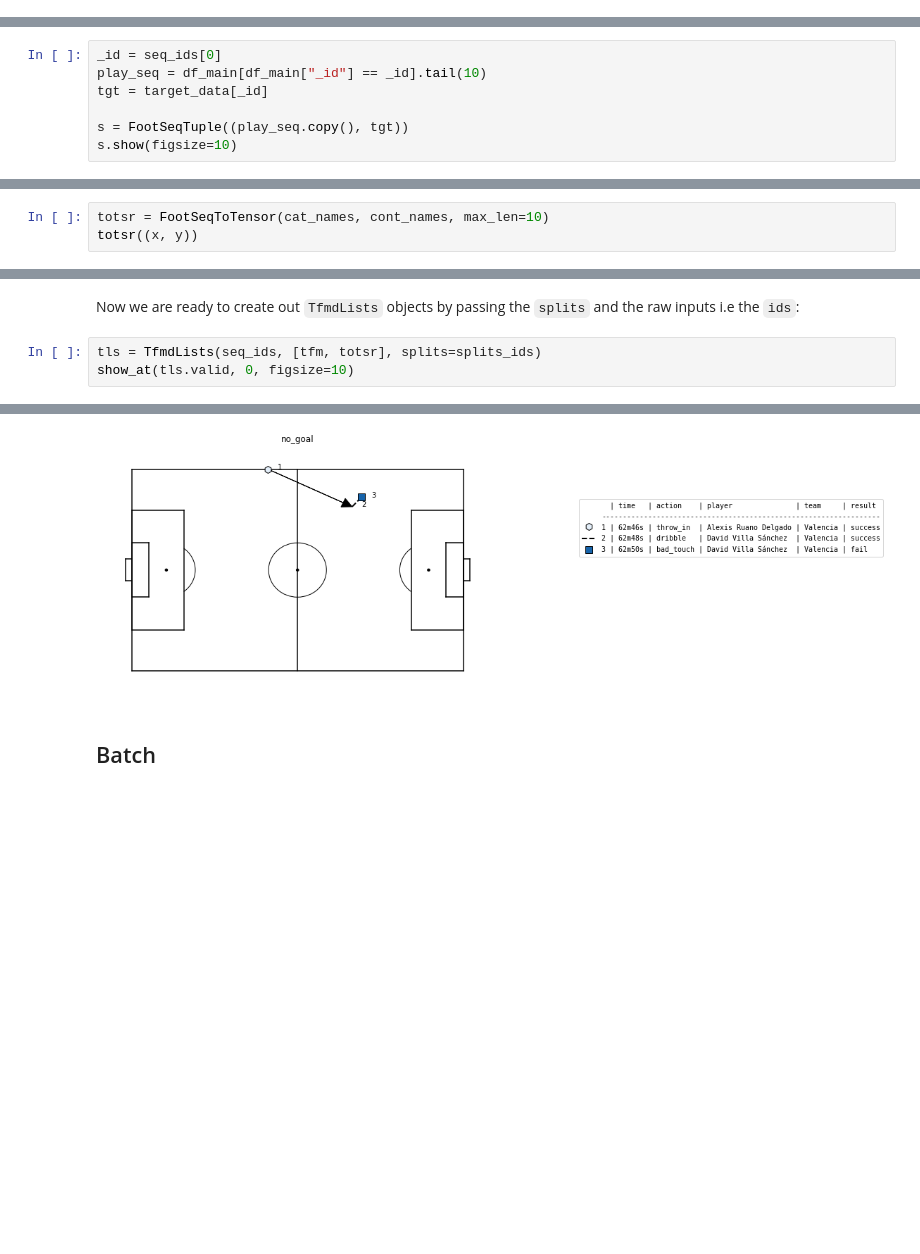
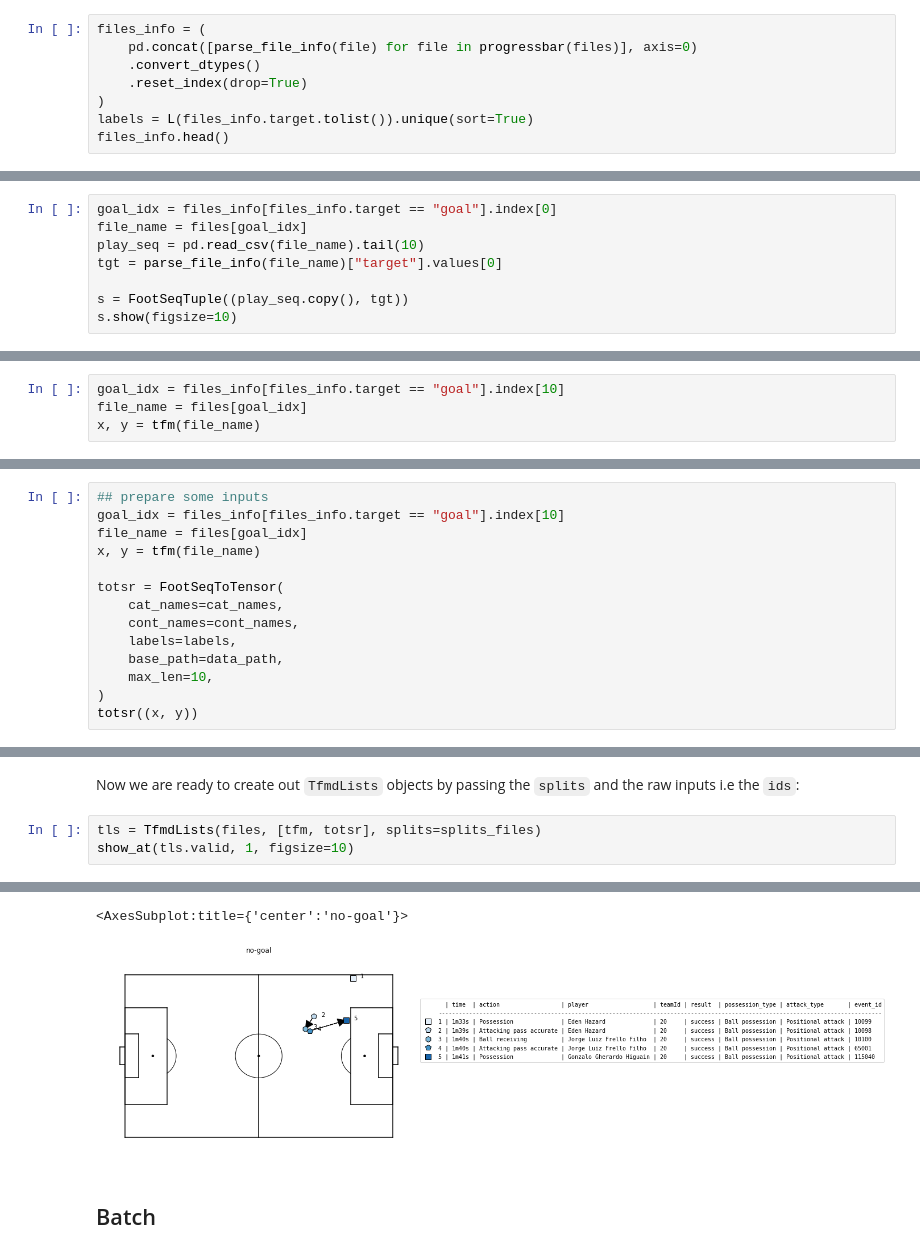
Before and after one commit to tkharrat/footSeq, a Jupyter notebook: 01_data_structure.ipynb, the cells around one changed output, grey strips where cells are left out. Cells and saved outputs as stored; diff of their text form; blank space fills up the shorter version.

```diff
--- a/01_data_structure.ipynb
+++ b/01_data_structure.ipynb
@@ -51,0 +68,8 @@ In order to prepare our data in batches, we will need to transform our data from
+# %%
+files_info = (
+    pd.concat([parse_file_info(file) for file in progressbar(files)], axis=0)
+    .convert_dtypes()
+    .reset_index(drop=True)
+)
+labels = L(files_info.target.tolist()).unique(sort=True)
+files_info.head()
@@ -92,9 +231,10 @@ class FootSeqTuple(fastuple):
 
         return ctx
 # %%
-_id = seq_ids[0]
-play_seq = df_main[df_main["_id"] == _id].tail(10)
-tgt = target_data[_id]
+goal_idx = files_info[files_info.target == "goal"].index[0]
+file_name = files[goal_idx]
+play_seq = pd.read_csv(file_name).tail(10)
+tgt = parse_file_info(file_name)["target"].values[0]
 
 s = FootSeqTuple((play_seq.copy(), tgt))
 s.show(figsize=10)
@@ -236,5 +371,9 @@ to_tst.items.head(3)
 # %% [markdown]
 And now we can decode it and show it:
+# %%
+goal_idx = files_info[files_info.target == "goal"].index[10]
+file_name = files[goal_idx]
+x, y = tfm(file_name)
 # %%
 dec = tfm.decode((x, y))
 dec.show(figsize=10)
@@ -300,6 +475,17 @@ class FootSeqToTensor(ItemTransform):
 
         return (df, tgt)
 # %%
-totsr = FootSeqToTensor(cat_names, cont_names, max_len=10)
+## prepare some inputs
+goal_idx = files_info[files_info.target == "goal"].index[10]
+file_name = files[goal_idx]
+x, y = tfm(file_name)
+
+totsr = FootSeqToTensor(
+    cat_names=cat_names,
+    cont_names=cont_names,
+    labels=labels,
+    base_path=data_path,
+    max_len=10,
+)
 totsr((x, y))
 # %% [output]
@@ -334,6 +516,6 @@ tfms.show(tfms(_id), figsize=10)
 # %% [markdown]
 Now we are ready to create out `TfmdLists` objects by passing the `splits` and the raw inputs i.e the `ids`:
 # %%
-tls = TfmdLists(seq_ids, [tfm, totsr], splits=splits_ids)
-show_at(tls.valid, 0, figsize=10)
+tls = TfmdLists(files, [tfm, totsr], splits=splits_files)
+show_at(tls.valid, 1, figsize=10)
 # %% [output]
@@ -341,4 +523,5 @@ show_at(tls.valid, 0, figsize=10)
+<AxesSubplot:title={'center':'no-goal'}>
-[figure, old version]
+[figure, new version]
 # %% [markdown]
 ## Batch
 # %% [markdown]
```
Also changed, not shown: parts of 41 cells of this notebook, 6 other files.
